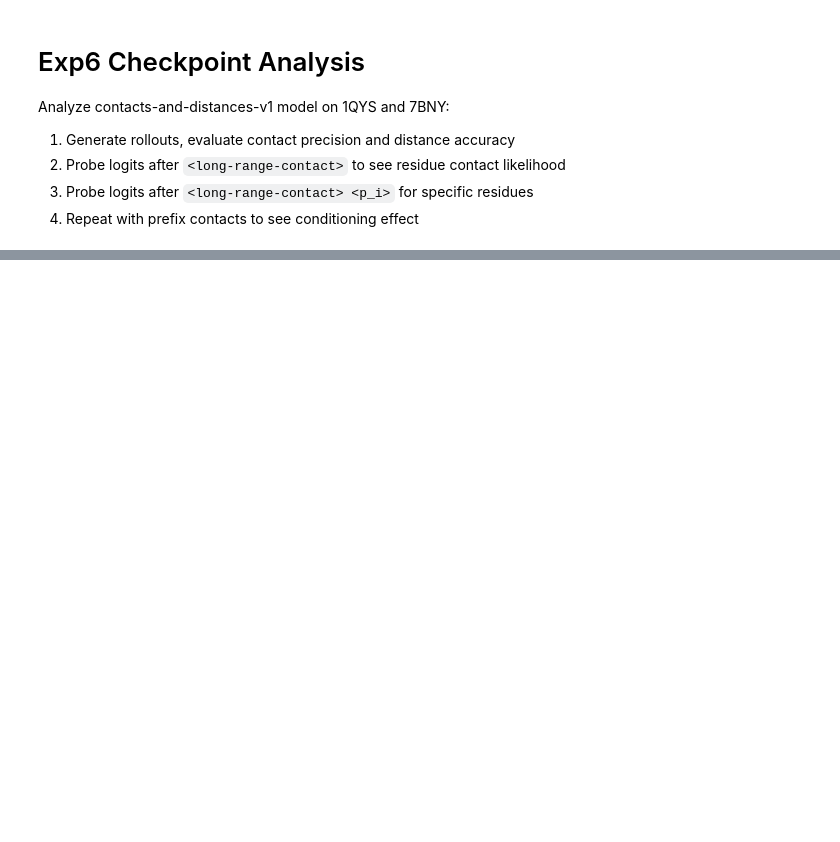
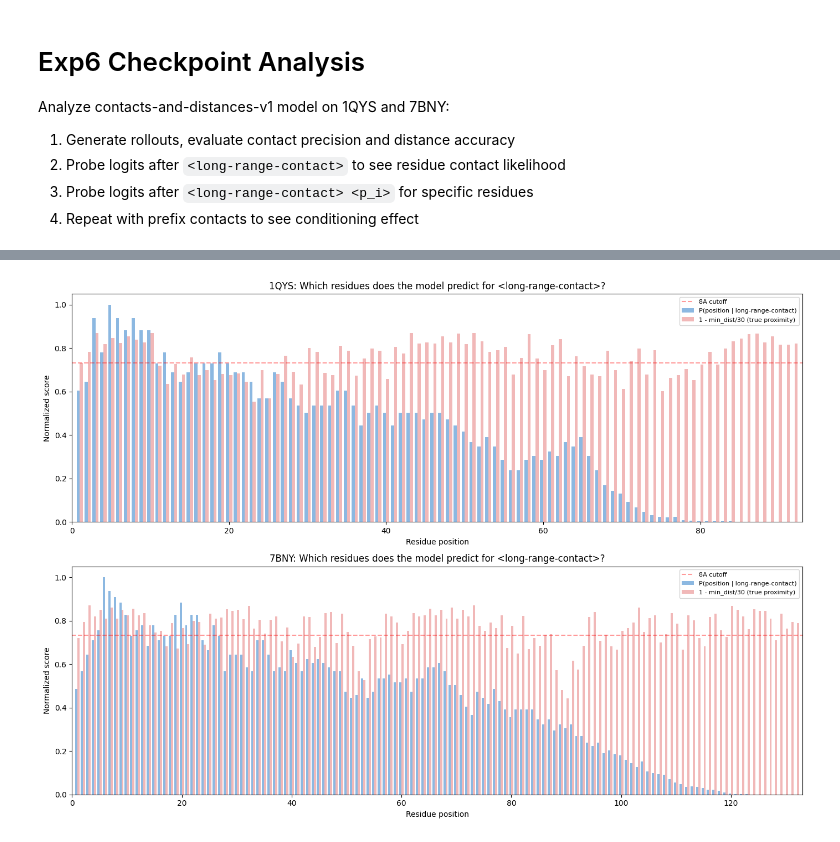
Before and after one commit to timodonnell/LlamaFold-experiments, a Jupyter notebook: experiments/exp6_contact_prediction/analyze_checkpoint.ipynb, the cells around one changed output, grey strips where cells are left out. Cells and saved outputs as stored; diff of their text form; code cells hidden in the pictures; blank space fills up the shorter version.

```diff
--- a/experiments/exp6_contact_prediction/analyze_checkpoint.ipynb
+++ b/experiments/exp6_contact_prediction/analyze_checkpoint.ipynb
@@ -8,11 +8,11 @@ Analyze contacts-and-distances-v1 model on 1QYS and 7BNY:
 4. Repeat with prefix contacts to see conditioning effect
 # %%
 # Config
-CHECKPOINT = "/home/ubuntu/llm-protein-experiments/outputs/exp6/checkpoint-18000"
-PDB_IDS = ["1QYS"]  # start with just one protein
-N_ROLLOUTS = 2  # fewer rollouts for early checkpoint
-MAX_NEW_TOKENS = 1500  # shorter generations
-DEVICE = "cuda"
+CHECKPOINT = "/home/ubuntu/llm-protein-experiments/outputs/exp6.classic-violet-2/checkpoint-21500/"
+PDB_IDS = ["1QYS", "7BNY"]
+N_ROLLOUTS = 8  # one per GPU
+MAX_NEW_TOKENS = 2000
+N_GPUS = 8
 # %%
 # Setup
 import tempfile, math, time, json
@@ -212,11 +352,12 @@ print("Note: GT is CB-CB distance, predicted is random atom pair - correlation e
 # %%
 # Logit probing: prompt with <long-range-contact> and check which positions are likely
-def get_next_token_probs(prompt_text):
+def get_next_token_probs(prompt_text, gpu_id=0):
     """Get probability distribution over next token."""
+    device = f"cuda:{gpu_id}"
     inputs = tokenizer(prompt_text, return_tensors="pt", truncation=True, max_length=8192)
-    inputs = {k: v.to(DEVICE) for k, v in inputs.items()}
+    inputs = {k: v.to(device) for k, v in inputs.items()}
     with torch.no_grad():
-        logits = model(**inputs).logits[0, -1]  # logits for next token
+        logits = models[gpu_id](**inputs).logits[0, -1]
     probs = torch.softmax(logits, dim=0)
     return probs.cpu()
 
@@ -236,33 +377,35 @@ if len(proteins) == 1:
 for ax, (pdb_id, p) in zip(axes, proteins.items()):
     seq_len = p["seq_len"]
     prompt = p["prompt"] + " <long-range-contact>"
     probs = get_next_token_probs(prompt)
     pos_p = position_probs(probs, seq_len)
 
     # Normalize for visualization
     pos_p_norm = pos_p / pos_p.max() if pos_p.max() > 0 else pos_p
 
     # True min distance to long-range partner
     min_ld = p["min_long_dist"]
     min_ld_clipped = np.clip(min_ld, 0, 30)
     min_ld_norm = 1 - min_ld_clipped / 30  # invert: close = high
 
     x = np.arange(1, seq_len + 1)
     ax.bar(x - 0.2, pos_p_norm, width=0.4, color="#5C9BD5", alpha=0.7, label="P(position | long-range-contact)")
     ax.bar(x + 0.2, min_ld_norm, width=0.4, color="#E57373", alpha=0.5, label="1 - min_dist/30 (true proximity)")
 
     # Horizontal line at 8A cutoff equivalent
     cutoff_norm = 1 - 8.0 / 30
     ax.axhline(cutoff_norm, color="red", linestyle="--", alpha=0.4, label="8A cutoff")
 
     ax.set_xlabel("Residue position")
     ax.set_ylabel("Normalized score")
     ax.set_title(f"{pdb_id}: Which residues does the model predict for <long-range-contact>?")
     ax.legend(fontsize=8)
     ax.set_xlim(0, seq_len + 1)
 
 plt.tight_layout()
 plt.show()
+# %% [output]
+[figure, added]
 # %%
 # Logit probing: <long-range-contact> <p_i> -> which p_j?
 # Pick a few true long-range contact residues
```
Also changed, not shown: parts of 8 cells of this notebook.
